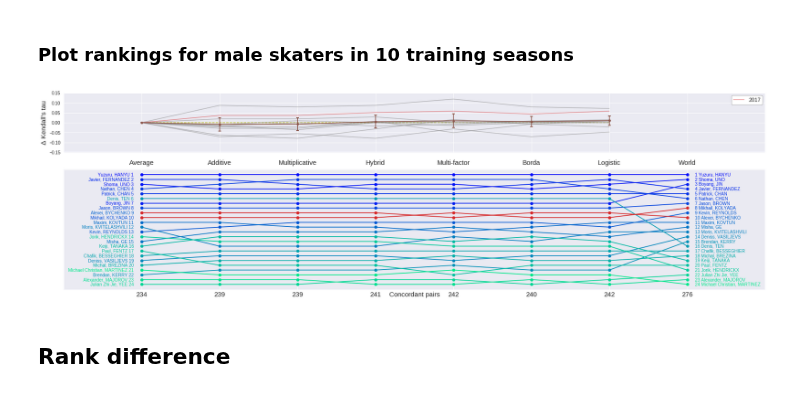
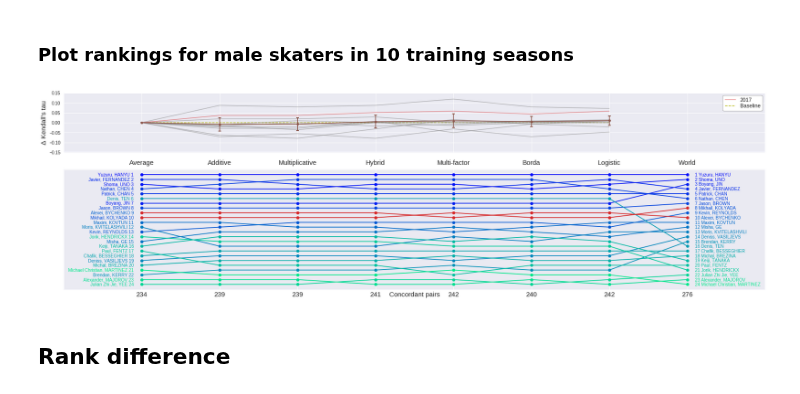
Before and after one commit to khanhnguyendata/skate_predict, a Jupyter notebook: analysis_part6.ipynb, the cells around one changed output. Saved outputs shown, nothing was run; the diff lists cells and outputs as text; code cells hidden in the pictures.

```diff
--- a/analysis_part6.ipynb
+++ b/analysis_part6.ipynb
@@ -455,35 +455,35 @@ for year in train_years:
     borda_dtau = dtaus_borda[year]
     log_dtau = dtaus_log[year]
     yearly_dtau = previous_dtaus + [borda_dtau] + [log_dtau]
     if year == 2017:
         color, alpha, label = 'tab:red', 0.5, '2017'
     else:
         color, alpha, label = 'tab:gray', 0.5, '_nolegend_'
     ax1.plot(range(len(yearly_dtau)), yearly_dtau, lw=1.5, color=color, alpha=alpha, label=label)
 
-ax1.hlines(0, xmin=0, xmax=len(yearly_dtau)-1, color='tab:olive', lw=1.5, linestyles='--')
+ax1.hlines(0, xmin=0, xmax=len(yearly_dtau)-1, color='tab:olive', lw=1.5, linestyles='--', label='Baseline')
 plt.setp(ax1.get_xticklabels(), visible=False)
 ax1.legend(**legend_opts)
 ax1.set_ylabel("Δ Kendall's tau", fontsize=15)
 ax1.set_ylim(-0.15, 0.15)
 
 world_ranking = all_skater_scores[2017].index
 plot_multiple_rankings(fig, ax2, all_rankings, labels=labels, xfontsize=15)
 for i, ranking in enumerate(all_rankings):
     _, n_concordant, _ = calculate_kendall_tau(ranking, world_ranking, return_pairs=True, verbose=False)
     ax2.text(i, -2.5, s=n_concordant, ha='center', fontsize=15)
 ax2.xaxis.tick_top()
 ax2.set_xlabel('Concordant pairs', fontsize=15)
 
 for line_id in [9, 7]:
     del ax2.lines[line_id]
 ax2.plot(range(len(all_rankings)), [14, 14, 14, 14, 15, 14, 14, 16], 'o-', color='tab:red')
 ax2.plot(range(len(all_rankings)), [15, 15, 15, 15, 14, 15, 15, 14], 'o-', color='tab:red')
 
 plt.tight_layout()
 fig.savefig('viz/male_train.png', bbox_tight=True)
 # %% [output]
-[figure, old version]
+[figure, new version]
 # %% [markdown]
 ## Rank difference
 # %%
```
Also changed, not shown: parts of 4 cells of this notebook, 5 other files.
